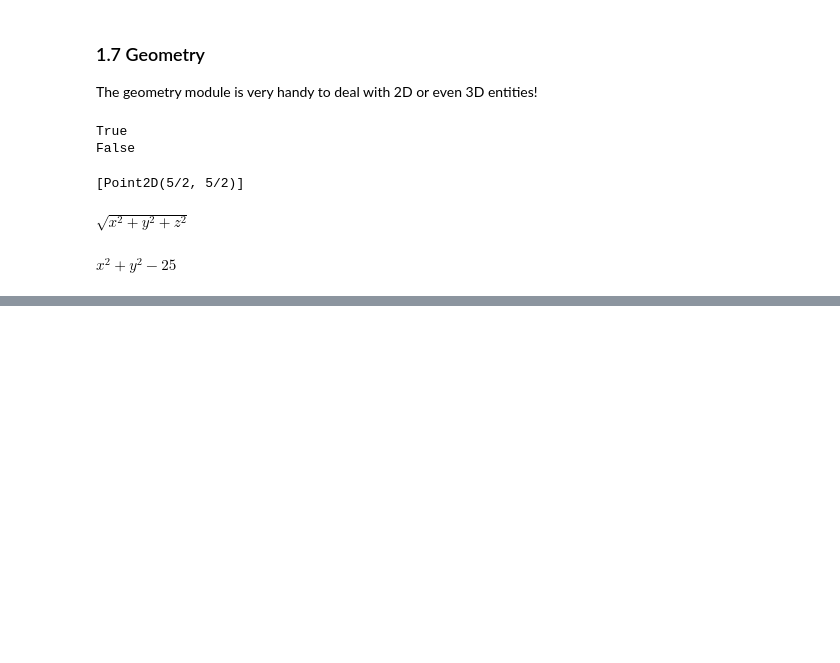
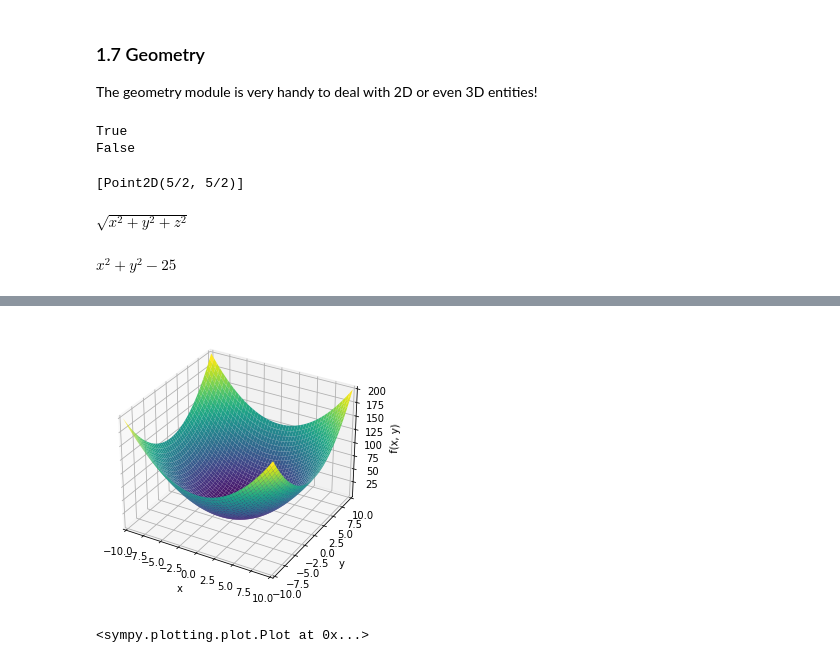
Before and after one commit to xabiercidvidal/USC-FCA, a Jupyter notebook: sympy.ipynb, the cells around one changed output, grey strips where cells are left out. Saved outputs shown, nothing was run; the diff lists cells and outputs as text; code cells hidden in the pictures; blank space fills up the shorter version.

```diff
--- a/sympy.ipynb
+++ b/sympy.ipynb
@@ -322,0 +402,7 @@ $\displaystyle x^{2} + y^{2} - 25$
+# %%
+from sympy.plotting import plot3d
+x,y=symbols('x y')
+plot3d(x**2+y**2, (x, -10,10), (y, -10,10))
+# %% [output]
+[figure, added]
+<sympy.plotting.plot.Plot at 0x...>
```
Also changed, not shown: parts of 16 cells of this notebook, 1 other file.
